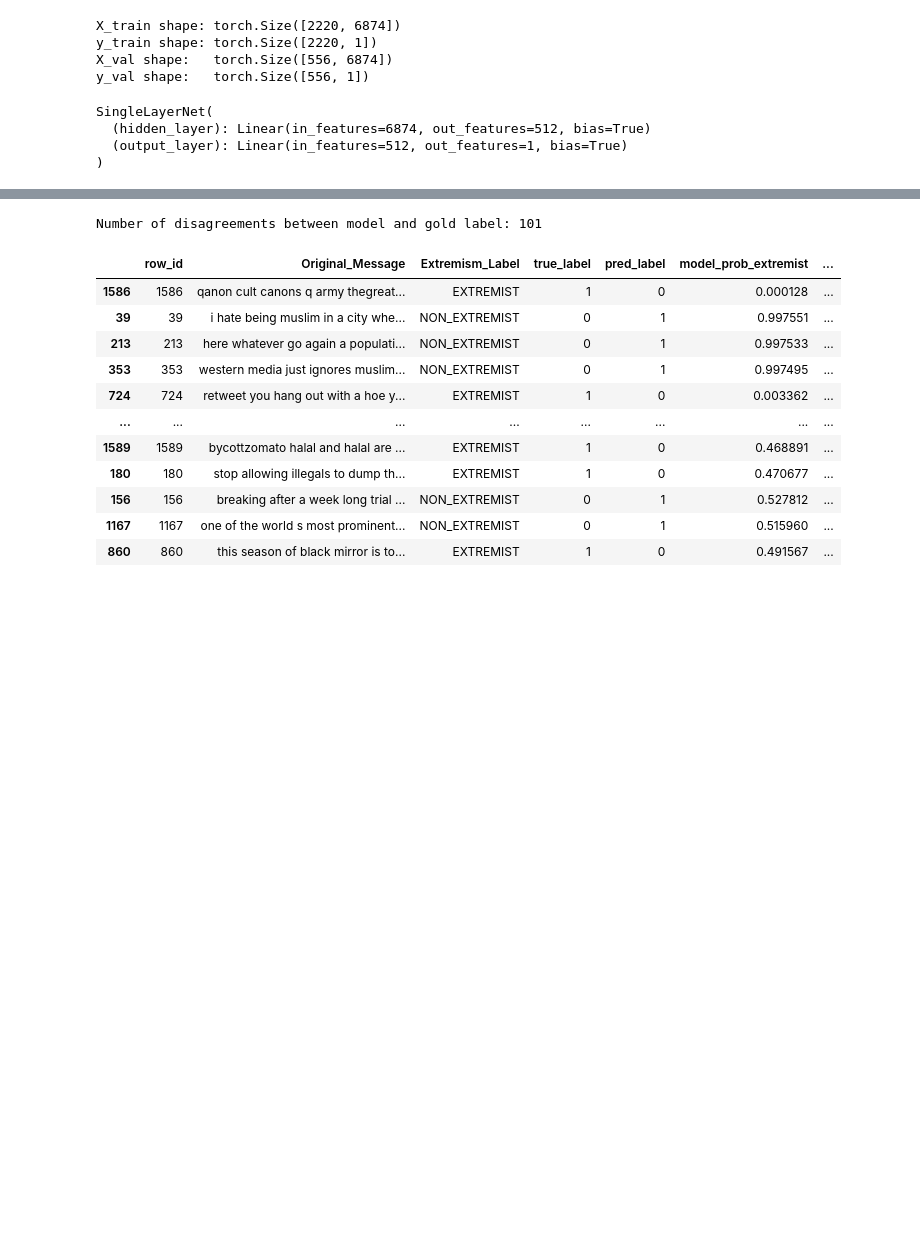
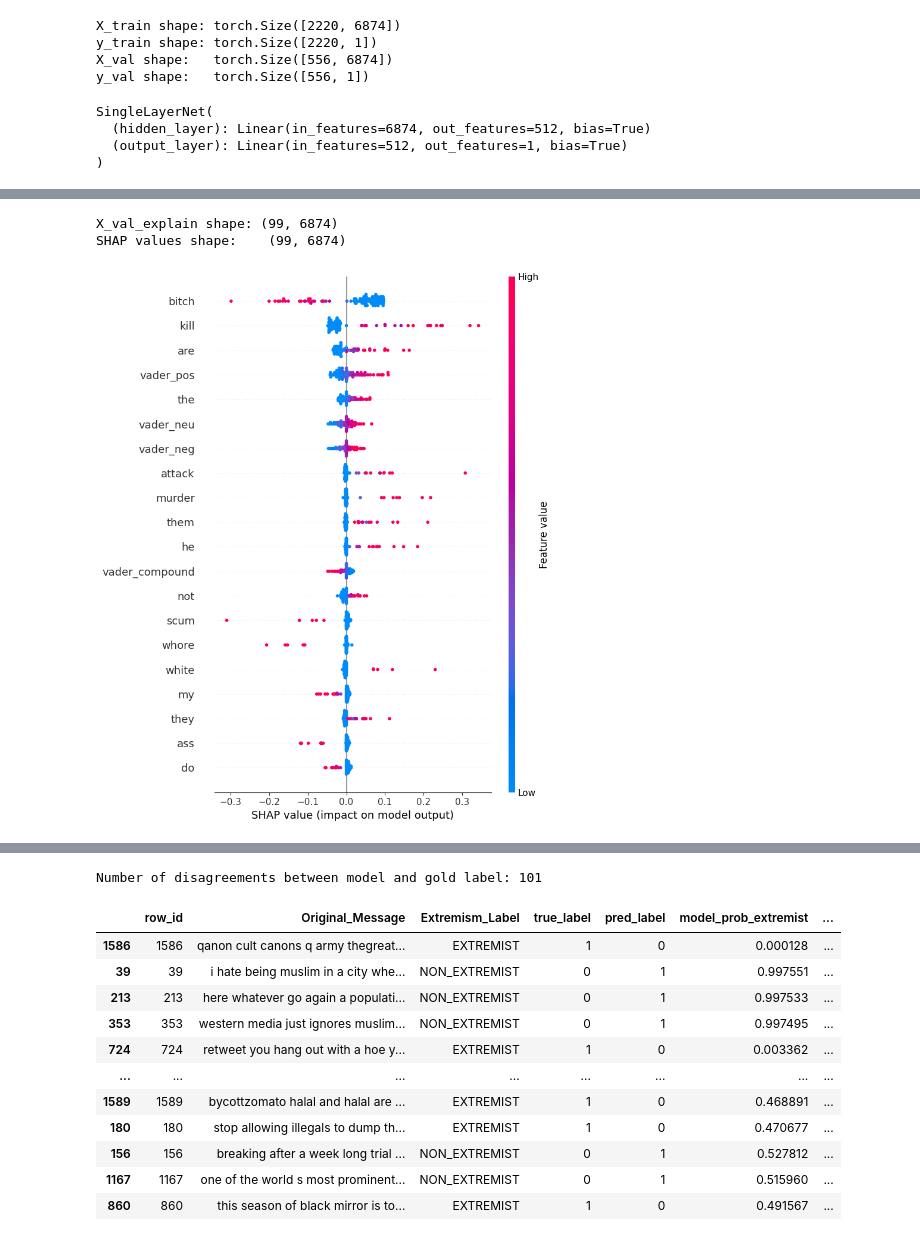
Before and after one commit to adityaSureshCHS/extremism_sentiment_analysis, a Jupyter notebook: training.ipynb, the cells around one changed output, grey strips where cells are left out. Drawn from its saved outputs; the diff is of its cells as text; code cells hidden in the pictures; blank space fills up the shorter version.

Commit message:
working (updated requirements & implemented SHAP)

```diff
--- a/training.ipynb
+++ b/training.ipynb
@@ -207,7 +229,7 @@ optimizer = optim.SGD(model2.parameters(), lr=0.1)
 # %%
 from sklearn.metrics import accuracy_score, f1_score, classification_report, confusion_matrix  # <--- NEW
 
-epochs = 400  # can increase later
+epochs = 1  # can increase later
 train_losses = []
 val_losses = []
 val_accuracies = []
@@ -325,0 +368,38 @@ Confusion matrix:
+# %%
+# 10. Compute SHAP values for a subset of the validation set
+
+# To keep SHAP reasonably fast, explain only up to 100 validation examples
+explain_size = min(99, X_val_np.shape[0])
+X_val_explain = X_val_np[:explain_size]
+
+# Compute SHAP values (this might take a bit)
+shap_values = explainer.shap_values(X_val_explain)
+
+# If shap_values is a list (e.g., some configs return [array])
+if isinstance(shap_values, list):
+    shap_values = shap_values[0]
+
+shap_values = np.array(shap_values)
+
+print("X_val_explain shape:", X_val_explain.shape)
+print("SHAP values shape:   ", shap_values.shape)
+# %% [output]
+X_val_explain shape: (99, 6874)
+SHAP values shape:    (99, 6874)
+# %%
+# 11. Global SHAP summary (beeswarm plot)
+
+# Safety: if feature_names doesn't exist for some reason, create it
+try:
+    feature_names
+except NameError:
+    feature_names = [f"feature_{i}" for i in range(X_val_explain.shape[1])]
+
+shap.summary_plot(
+    shap_values,
+    X_val_explain,
+    feature_names=feature_names,
+    show=True
+)
+# %% [output]
+[figure, added]
```
Also changed, not shown: parts of 8 cells of this notebook, 1 other file.
